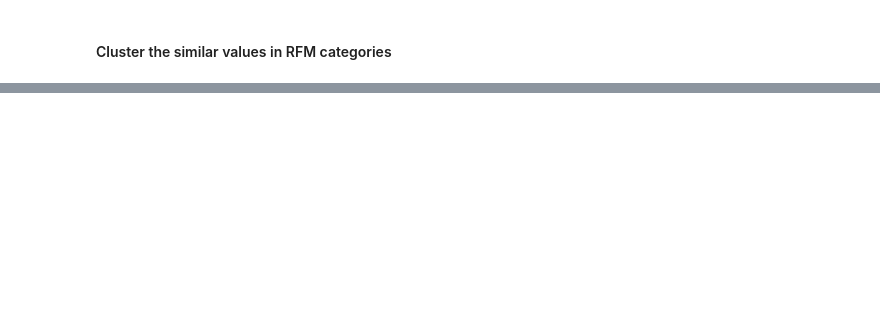
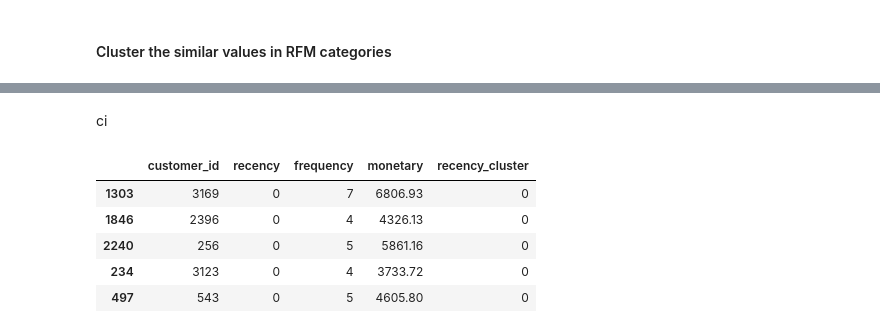
Before and after one commit to simo2712/VI_kpmg_data_analytics, a Jupyter notebook: Task_2/Task 2.2 - Data Insights.ipynb, the cells around one changed output, grey strips where cells are left out. Saved outputs shown, nothing was run; the diff lists cells and outputs as text; code cells hidden in the pictures; blank space fills up the shorter version.

```diff
--- a/Task_2/Task 2.2 - Data Insights.ipynb
+++ b/Task_2/Task 2.2 - Data Insights.ipynb
@@ -712,0 +639,13 @@ plt.show()
+# %% [markdown]
+ci
+# %%
+# Create clusters
+customers['recency_cluster'] = KMeans(n_clusters=4).fit_predict(customers[['recency']])
+customers.head()
+# %% [output]
+|  | customer_id | recency | frequency | monetary | recency_cluster |
+| 1303 | 3169 | 0 | 7 | 6806.93 | 0 |
+| 1846 | 2396 | 0 | 4 | 4326.13 | 0 |
+| 2240 | 256 | 0 | 5 | 5861.16 | 0 |
+| 234 | 3123 | 0 | 4 | 3733.72 | 0 |
+| 497 | 543 | 0 | 5 | 4605.80 | 0 |
```
Also changed, not shown: parts of 50 cells of this notebook.
